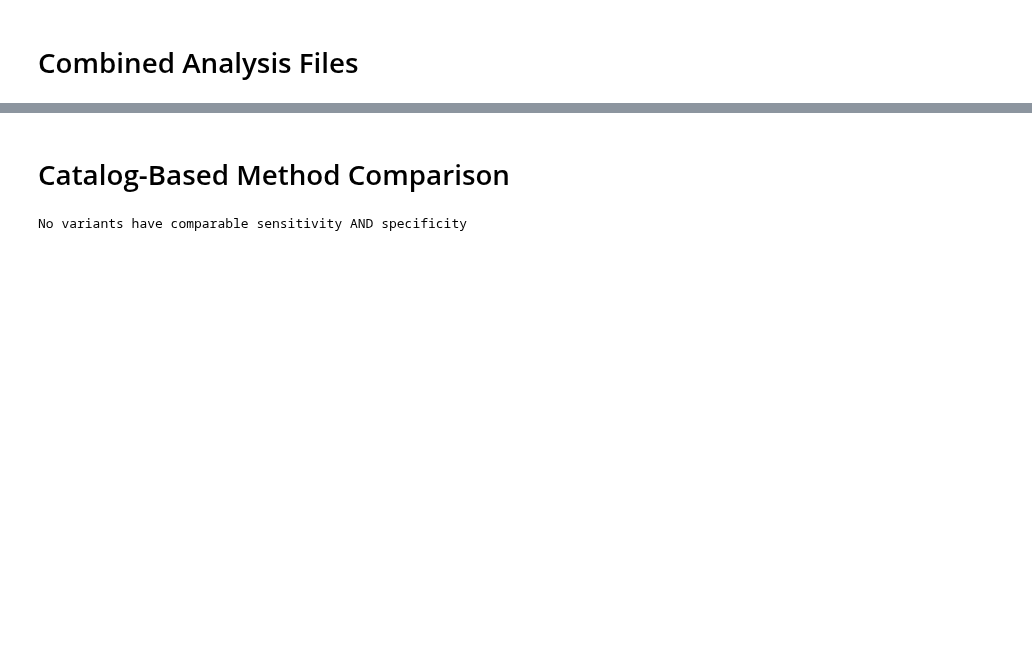
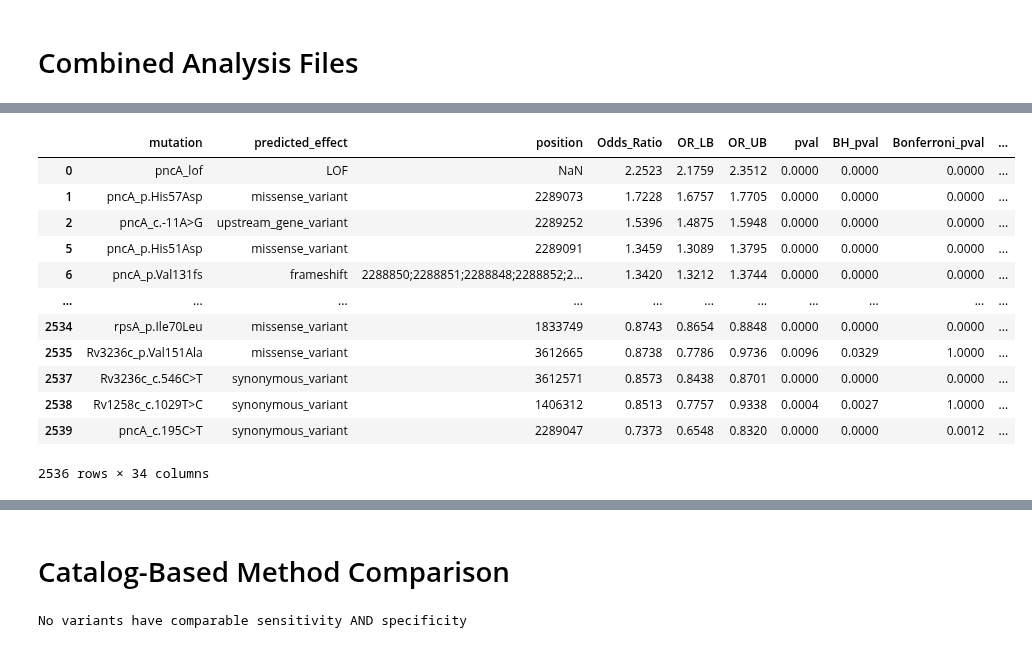
Before and after one commit to farhat-lab/who-analysis, a Jupyter notebook: analysis/analysis.ipynb, the cells around one changed output, grey strips where cells are left out. Drawn from its saved outputs; the diff is of its cells as text; code cells hidden in the pictures; blank space fills up the shorter version.

```diff
--- a/analysis/analysis.ipynb
+++ b/analysis/analysis.ipynb
@@ -16,11 +25,2 @@ pd.set_option('display.float_format', lambda x: '%.4f' % x)
 # %% [markdown]
 # Combined Analysis Files
-# %%
-drug = "Delamanid"
-analysis = pd.read_csv(f"/n/data1/hms/dbmi/farhat/ye12/who/analysis/{drug}/final_analysis.csv")
-
-# drug = "Levofloxacin"
-# lev_analysis = pd.read_csv(f"/n/data1/hms/dbmi/farhat/ye12/who/analysis/{drug}/final_analysis.csv")
-
-# drug = "Amikacin"
-# ami_analysis = pd.read_csv(f"/n/data1/hms/dbmi/farhat/ye12/who/analysis/{drug}/final_analysis.csv")
@@ -118,0 +67,9 @@ Name: Syn, dtype: int64
+# %%
+analysis_dir = "/n/data1/hms/dbmi/farhat/ye12/who/analysis"
+finished_drugs = []
+
+for drug in os.listdir(analysis_dir):
+
+    if os.path.isfile(os.path.join(analysis_dir, drug, "final_analysis.csv")):
+        finished_drugs.append(drug)
+        # drug_analyses.append(final_processing(drug))
@@ -118,0 +80,13 @@ Name: Syn, dtype: int64
+# %%
+# those that are actually done
+finished_drugs = ['Pyrazinamide', 'Amikacin', 'Clofazimine', 'Linezolid', 'Moxifloxacin', 'Kanamycin', 'Bedaquiline', 'Capreomycin', 'Delamanid']
+
+drug_analyses = {}
+for drug in finished_drugs:
+    drug_analyses[drug] = final_processing(drug)
+
+# write results to an Excel file, where each sheet is named for a drug
+with pd.ExcelWriter("Farhat_logReg_analysis.xlsx") as file:
+
+    for key, val in drug_analyses.items():
+        val.to_excel(file, sheet_name=key, index=False)
@@ -118,0 +106,16 @@ Name: Syn, dtype: int64
+# %%
+drug_analyses[0].query("predicted_effect=='synonymous_variant' & ")
+# %% [output]
+|  | mutation | predicted_effect | position | Odds_Ratio | OR_LB | OR_UB | pval | BH_pval | Bonferroni_pval | ... |
+| 0 | pncA_lof | LOF | NaN | 2.2523 | 2.1759 | 2.3512 | 0.0000 | 0.0000 | 0.0000 | ... |
+| 1 | pncA_p.His57Asp | missense_variant | 2289073 | 1.7228 | 1.6757 | 1.7705 | 0.0000 | 0.0000 | 0.0000 | ... |
+| 2 | pncA_c.-11A>G | upstream_gene_variant | 2289252 | 1.5396 | 1.4875 | 1.5948 | 0.0000 | 0.0000 | 0.0000 | ... |
+| 5 | pncA_p.His51Asp | missense_variant | 2289091 | 1.3459 | 1.3089 | 1.3795 | 0.0000 | 0.0000 | 0.0000 | ... |
+| 6 | pncA_p.Val131fs | frameshift | 2288850;2288851;2288848;2288852;2... | 1.3420 | 1.3212 | 1.3744 | 0.0000 | 0.0000 | 0.0000 | ... |
+| ... | ... | ... | ... | ... | ... | ... | ... | ... | ... | ... |
+| 2534 | rpsA_p.Ile70Leu | missense_variant | 1833749 | 0.8743 | 0.8654 | 0.8848 | 0.0000 | 0.0000 | 0.0000 | ... |
+| 2535 | Rv3236c_p.Val151Ala | missense_variant | 3612665 | 0.8738 | 0.7786 | 0.9736 | 0.0096 | 0.0329 | 1.0000 | ... |
+| 2537 | Rv3236c_c.546C>T | synonymous_variant | 3612571 | 0.8573 | 0.8438 | 0.8701 | 0.0000 | 0.0000 | 0.0000 | ... |
+| 2538 | Rv1258c_c.1029T>C | synonymous_variant | 1406312 | 0.8513 | 0.7757 | 0.9338 | 0.0004 | 0.0027 | 1.0000 | ... |
+| 2539 | pncA_c.195C>T | synonymous_variant | 2289047 | 0.7373 | 0.6548 | 0.8320 | 0.0000 | 0.0000 | 0.0012 | ... |
+2536 rows × 34 columns
```
Also changed, not shown: parts of 18 cells of this notebook, 6 other files.
